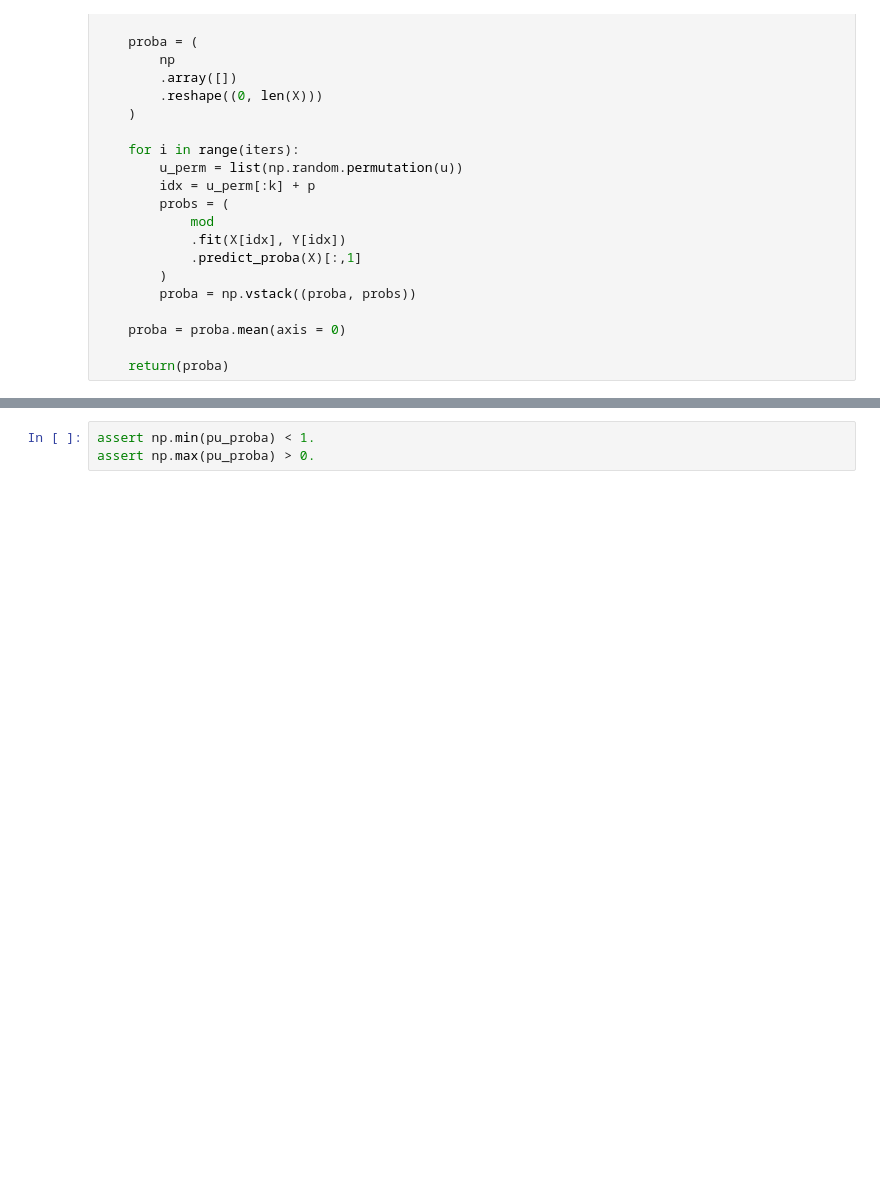
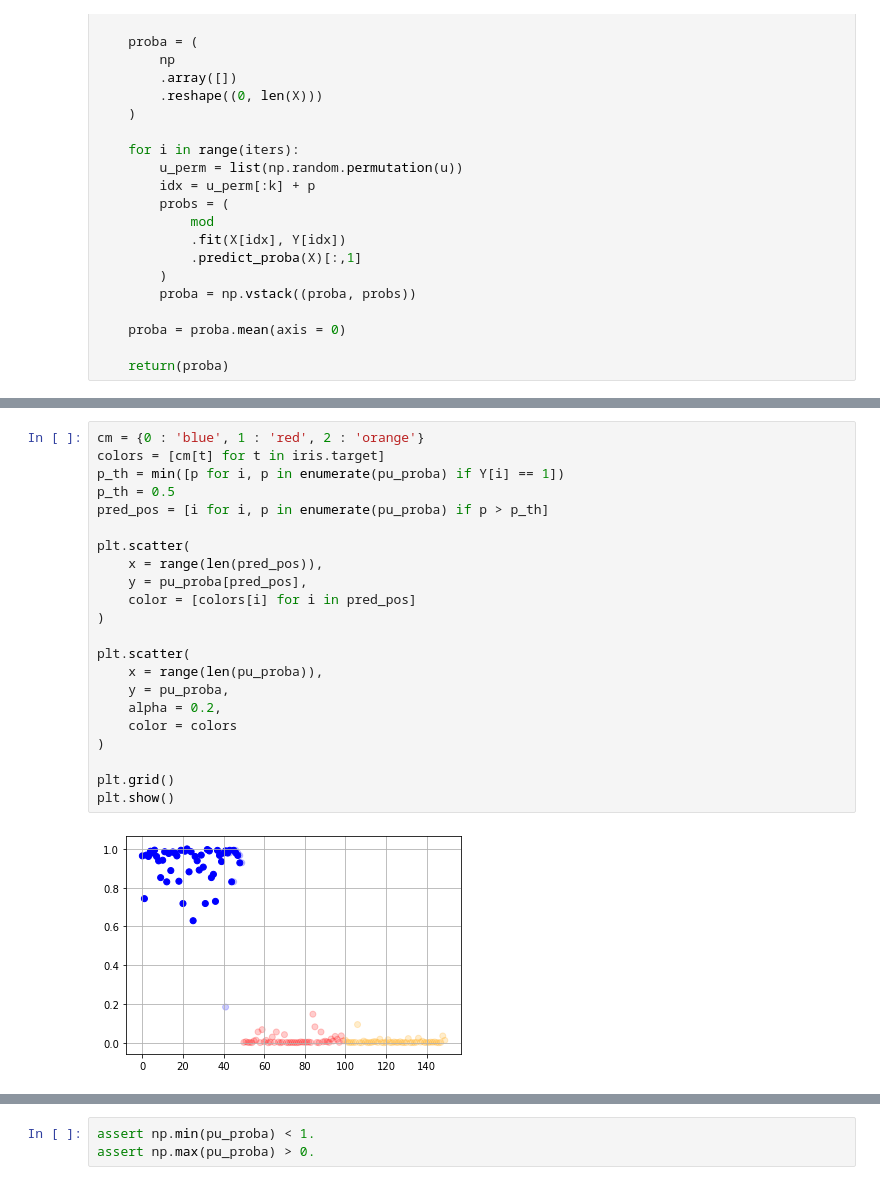
Before and after one commit to tomastokar/pulearn_package, a Jupyter notebook: Untitled.ipynb, the cells around one changed output, grey strips where cells are left out. Saved outputs shown, nothing was run; the diff lists cells and outputs as text; blank space fills up the shorter version.

```diff
--- a/Untitled.ipynb
+++ b/Untitled.ipynb
@@ -46,3 +112,27 @@ pu_proba = bagging(mod, X, Y, iters = 1000, r = .2)
+# %%
+cm = {0 : 'blue', 1 : 'red', 2 : 'orange'}
+colors = [cm[t] for t in iris.target]
+p_th = min([p for i, p in enumerate(pu_proba) if Y[i] == 1])
+p_th = 0.5
+pred_pos = [i for i, p in enumerate(pu_proba) if p > p_th]
+
+plt.scatter(
+    x = range(len(pred_pos)),
+    y = pu_proba[pred_pos],
+    color = [colors[i] for i in pred_pos]
+)
+
+plt.scatter(
+    x = range(len(pu_proba)),
+    y = pu_proba,
+    alpha = 0.2,
+    color = colors
+)
+
+plt.grid()
+plt.show()
+# %% [output]
+[figure, added]
 # %%
 cm = {0 : 'blue', 1 : 'red', 2 : 'orange'}
 colors = [cm[t] for t in iris.target]
```
Also changed, not shown: parts of 5 cells of this notebook, 1 other file.
